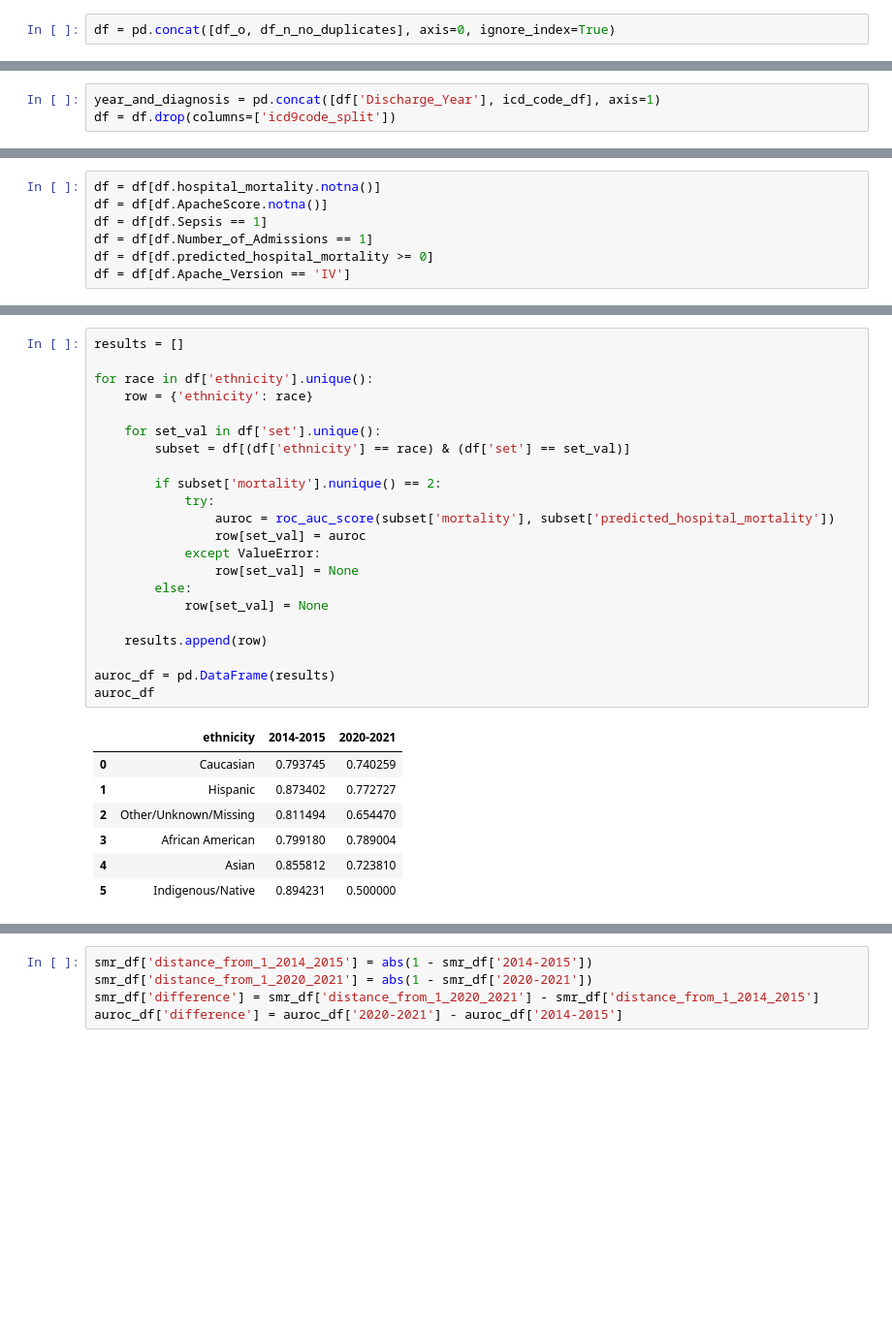
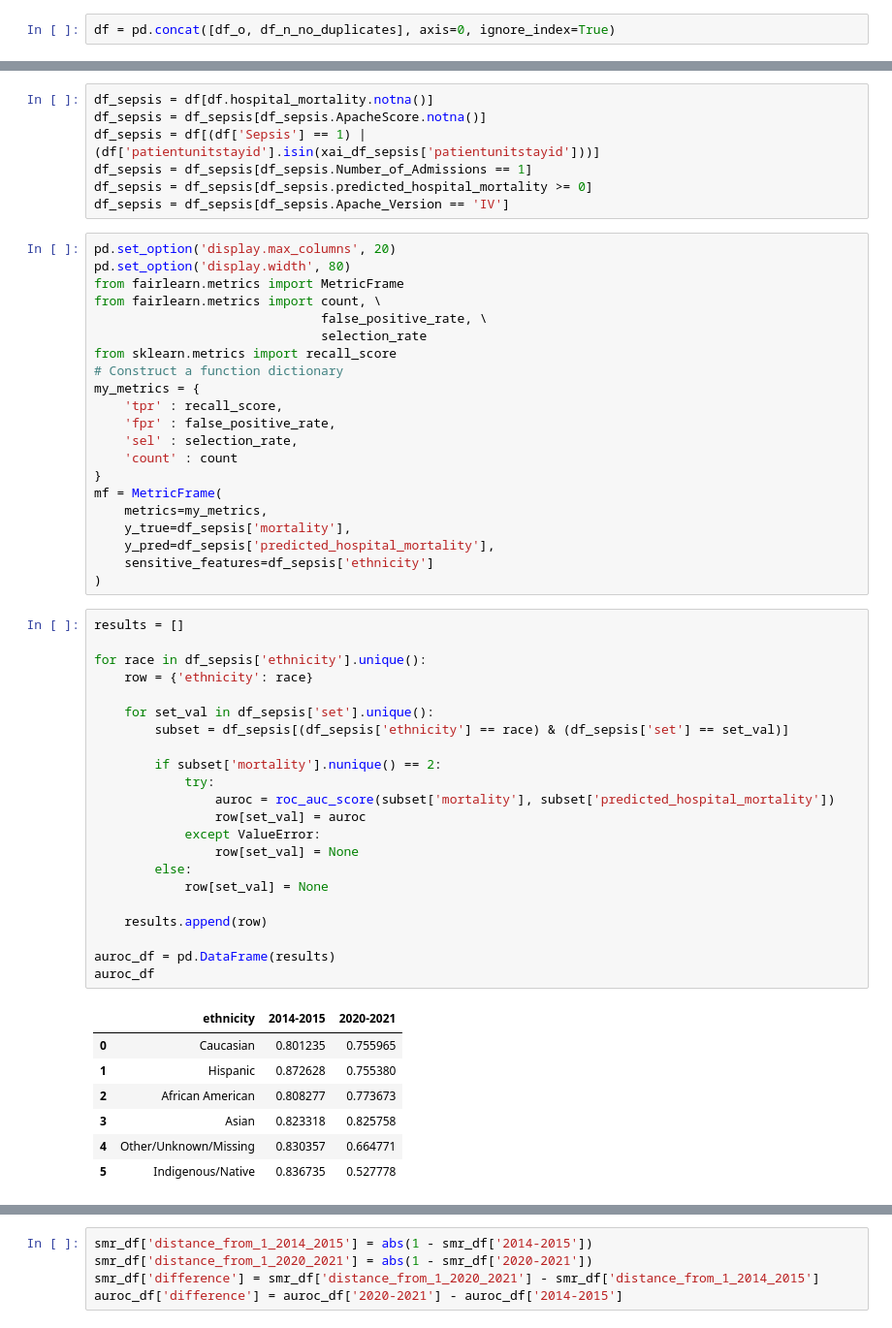
Before and after one commit to sebasmos/Data-Drift, a Jupyter notebook: Patient Demographics.ipynb, the cells around one changed output, grey strips where cells are left out. Shown: that part at 97% size. Drawn from its saved outputs; the diff is of its cells as text; blank space fills up the shorter version.

```diff
--- a/Patient Demographics.ipynb
+++ b/Patient Demographics.ipynb
@@ -173,3 +149,0 @@ table1
-# %%
-year_and_diagnosis = pd.concat([df['Discharge_Year'], icd_code_df], axis=1)
-df = df.drop(columns=['icd9code_split'])
@@ -249,7 +251,0 @@ eqfl.plot_flows()
-# %%
-df = df[df.hospital_mortality.notna()]
-df = df[df.ApacheScore.notna()]
-df = df[df.Sepsis == 1]
-df = df[df.Number_of_Admissions == 1]
-df = df[df.predicted_hospital_mortality >= 0]
-df = df[df.Apache_Version == 'IV']
@@ -272,30 +252,58 @@ df
+# %%
+df_sepsis = df[df.hospital_mortality.notna()]
+df_sepsis = df_sepsis[df_sepsis.ApacheScore.notna()]
+df_sepsis = df[(df['Sepsis'] == 1) | (df['patientunitstayid'].isin(xai_df_sepsis['patientunitstayid']))]
+df_sepsis = df_sepsis[df_sepsis.Number_of_Admissions == 1]
+df_sepsis = df_sepsis[df_sepsis.predicted_hospital_mortality >= 0]
+df_sepsis = df_sepsis[df_sepsis.Apache_Version == 'IV']
+# %%
+pd.set_option('display.max_columns', 20)
+pd.set_option('display.width', 80)
+from fairlearn.metrics import MetricFrame
+from fairlearn.metrics import count, \
+                              false_positive_rate, \
+                              selection_rate
+from sklearn.metrics import recall_score
+# Construct a function dictionary
+my_metrics = {
+    'tpr' : recall_score,
+    'fpr' : false_positive_rate,
+    'sel' : selection_rate,
+    'count' : count
+}
+mf = MetricFrame(
+    metrics=my_metrics,
+    y_true=df_sepsis['mortality'],
+    y_pred=df_sepsis['predicted_hospital_mortality'],
+    sensitive_features=df_sepsis['ethnicity']
+)
 # %%
 results = []
 
-for race in df['ethnicity'].unique():
+for race in df_sepsis['ethnicity'].unique():
     row = {'ethnicity': race}
 
-    for set_val in df['set'].unique():
-        subset = df[(df['ethnicity'] == race) & (df['set'] == set_val)]
+    for set_val in df_sepsis['set'].unique():
+        subset = df_sepsis[(df_sepsis['ethnicity'] == race) & (df_sepsis['set'] == set_val)]
 
         if subset['mortality'].nunique() == 2:
             try:
                 auroc = roc_auc_score(subset['mortality'], subset['predicted_hospital_mortality'])
                 row[set_val] = auroc
             except ValueError:
                 row[set_val] = None
         else:
             row[set_val] = None
 
     results.append(row)
 
 auroc_df = pd.DataFrame(results)
 auroc_df
 # %% [output]
 |  | ethnicity | 2014-2015 | 2020-2021 |
-| 0 | Caucasian | 0.793745 | 0.740259 |
-| 1 | Hispanic | 0.873402 | 0.772727 |
-| 2 | Other/Unknown/Missing | 0.811494 | 0.654470 |
-| 3 | African American | 0.799180 | 0.789004 |
-| 4 | Asian | 0.855812 | 0.723810 |
-| 5 | Indigenous/Native | 0.894231 | 0.500000 |
+| 0 | Caucasian | 0.801235 | 0.755965 |
+| 1 | Hispanic | 0.872628 | 0.755380 |
+| 2 | African American | 0.808277 | 0.773673 |
+| 3 | Asian | 0.823318 | 0.825758 |
+| 4 | Other/Unknown/Missing | 0.830357 | 0.664771 |
+| 5 | Indigenous/Native | 0.836735 | 0.527778 |
```
Also changed, not shown: parts of 33 cells of this notebook, 18 other files.
